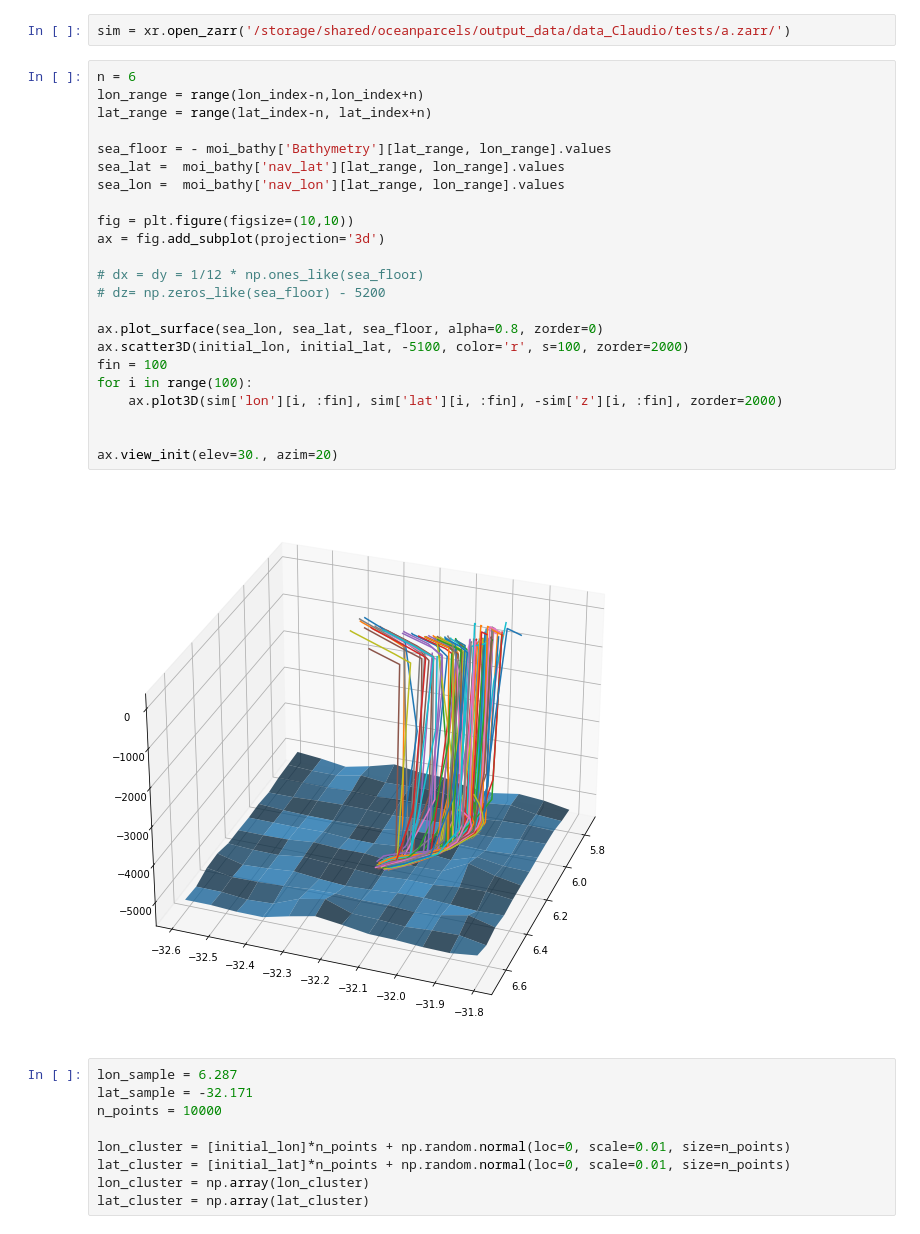
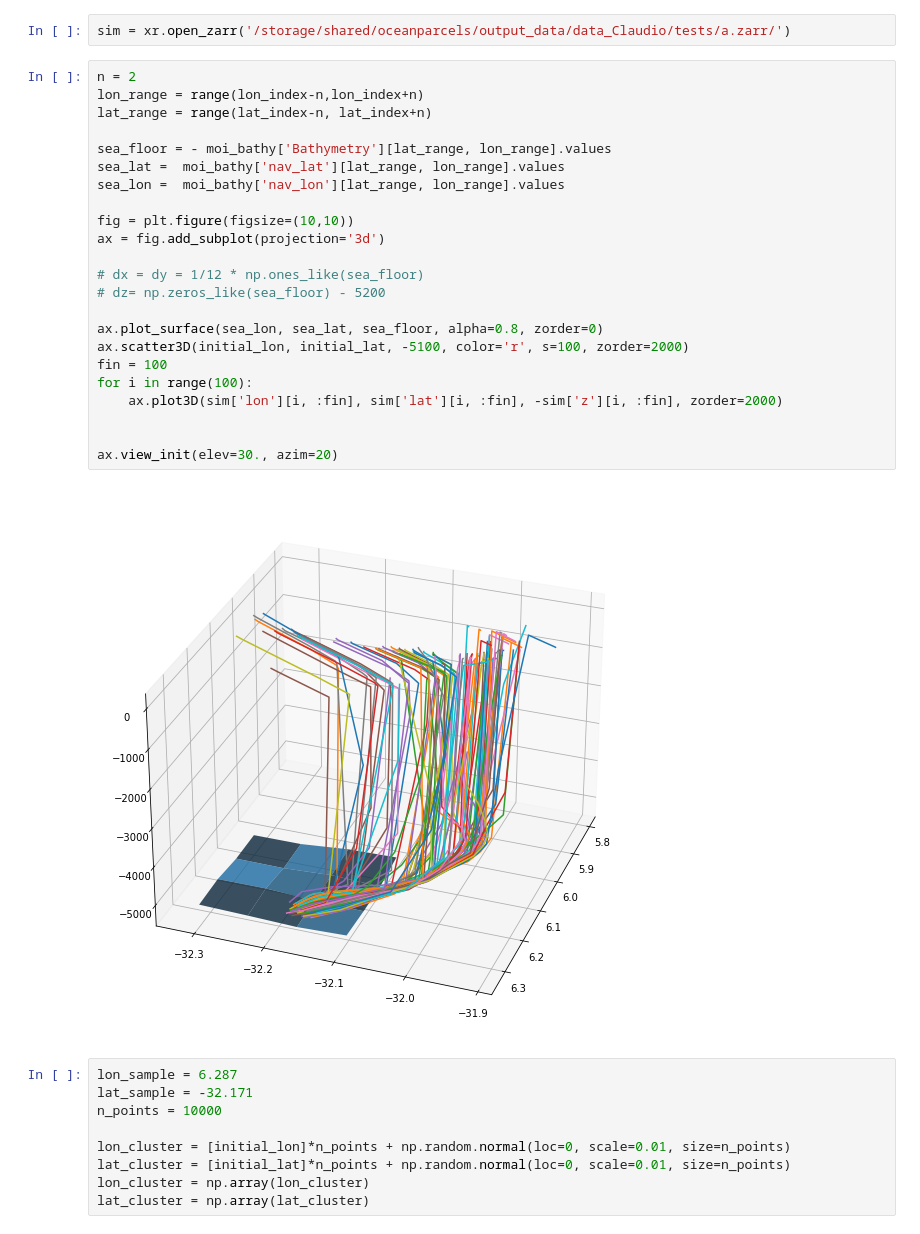
Before and after one commit to OceanParcels/Backtracking_Abyssal_Nanoplastics, a Jupyter notebook: notebooks/regarding_the bottom.ipynb, the cells around one changed output. Cells and saved outputs as stored; diff of their text form.

```diff
--- a/notebooks/regarding_the bottom.ipynb
+++ b/notebooks/regarding_the bottom.ipynb
@@ -64,30 +70,30 @@ ax.view_init(elev=50., azim=0)
 # %%
 sim = xr.open_zarr('/storage/shared/oceanparcels/output_data/data_Claudio/tests/a.zarr/')
 # %%
-n = 6
+n = 2
 lon_range = range(lon_index-n,lon_index+n)
 lat_range = range(lat_index-n, lat_index+n)
 
 sea_floor = - moi_bathy['Bathymetry'][lat_range, lon_range].values
 sea_lat =  moi_bathy['nav_lat'][lat_range, lon_range].values
 sea_lon =  moi_bathy['nav_lon'][lat_range, lon_range].values
 
 fig = plt.figure(figsize=(10,10))
 ax = fig.add_subplot(projection='3d')
 
 # dx = dy = 1/12 * np.ones_like(sea_floor)
 # dz= np.zeros_like(sea_floor) - 5200
 
 ax.plot_surface(sea_lon, sea_lat, sea_floor, alpha=0.8, zorder=0)
 ax.scatter3D(initial_lon, initial_lat, -5100, color='r', s=100, zorder=2000)
 fin = 100
 for i in range(100):
     ax.plot3D(sim['lon'][i, :fin], sim['lat'][i, :fin], -sim['z'][i, :fin], zorder=2000)
 
 
 ax.view_init(elev=30., azim=20)
 # %% [output]
-[figure, old version]
+[figure, new version]
 # %%
 lon_sample = 6.287
 lat_sample = -32.171
```
Also changed, not shown: parts of 2 cells of this notebook.
